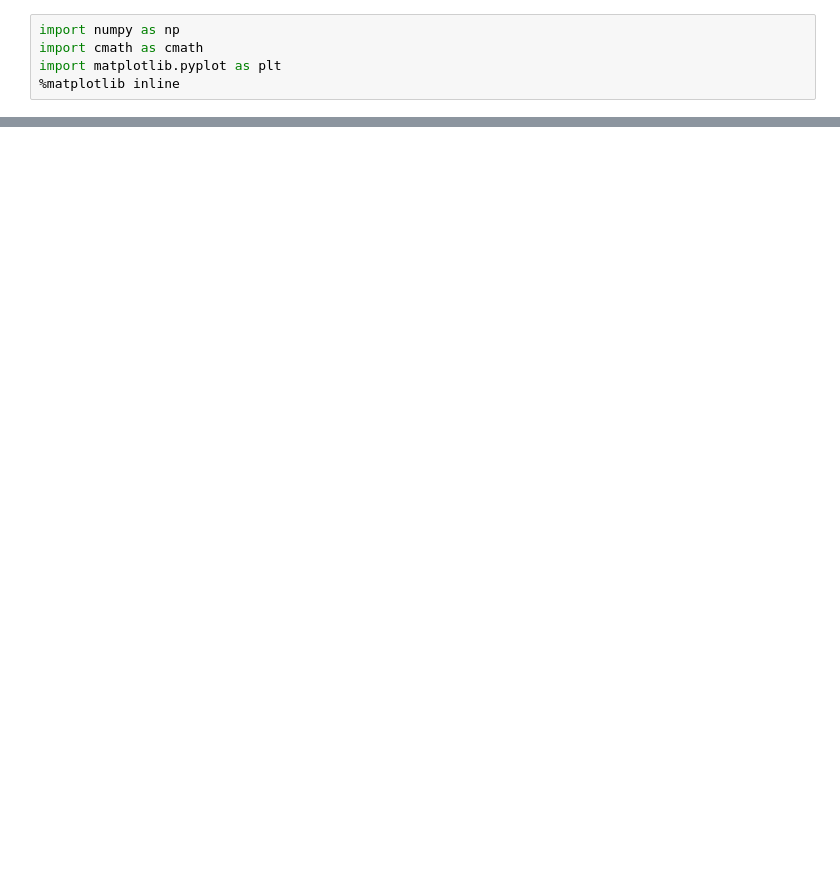
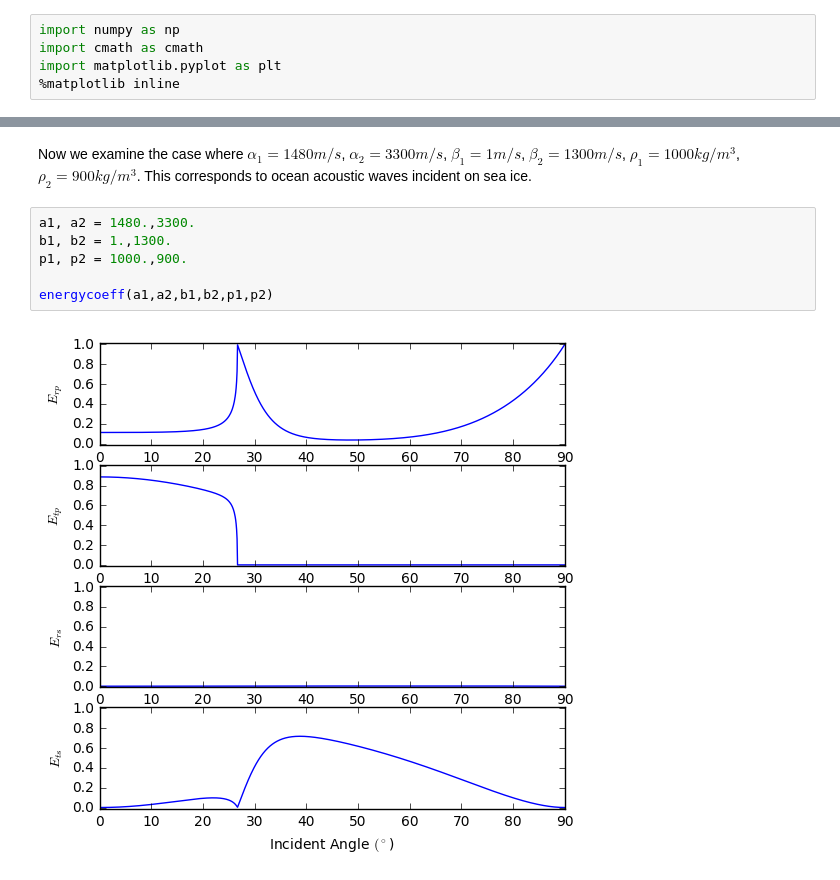
Before and after one commit to lluttrell/zoeppritz, a Jupyter notebook: zoeppritz.ipynb, the cells around one changed output, grey strips where cells are left out. Cells and saved outputs as stored; diff of their text form; blank space fills up the shorter version.

```diff
--- a/zoeppritz.ipynb
+++ b/zoeppritz.ipynb
@@ -92,0 +96,10 @@ fig.savefig("4a.pdf")
+# %% [markdown]
+Now we examine the case where $\alpha_1 = 1480 m/s$, $\alpha_2 = 3300m/s$, $\beta_1=1m/s$, $\beta_2=1300m/s$, $\rho_1=1000kg/m^3$, $\rho_2=900kg/m^3$. This corresponds to ocean acoustic waves incident on sea ice.
+# %%
+a1, a2 = 1480.,3300.
+b1, b2 = 1.,1300.
+p1, p2 = 1000.,900.
+
+energycoeff(a1,a2,b1,b2,p1,p2)
+# %% [output]
+[figure, added]
```
Also changed, not shown: parts of 7 cells of this notebook.
